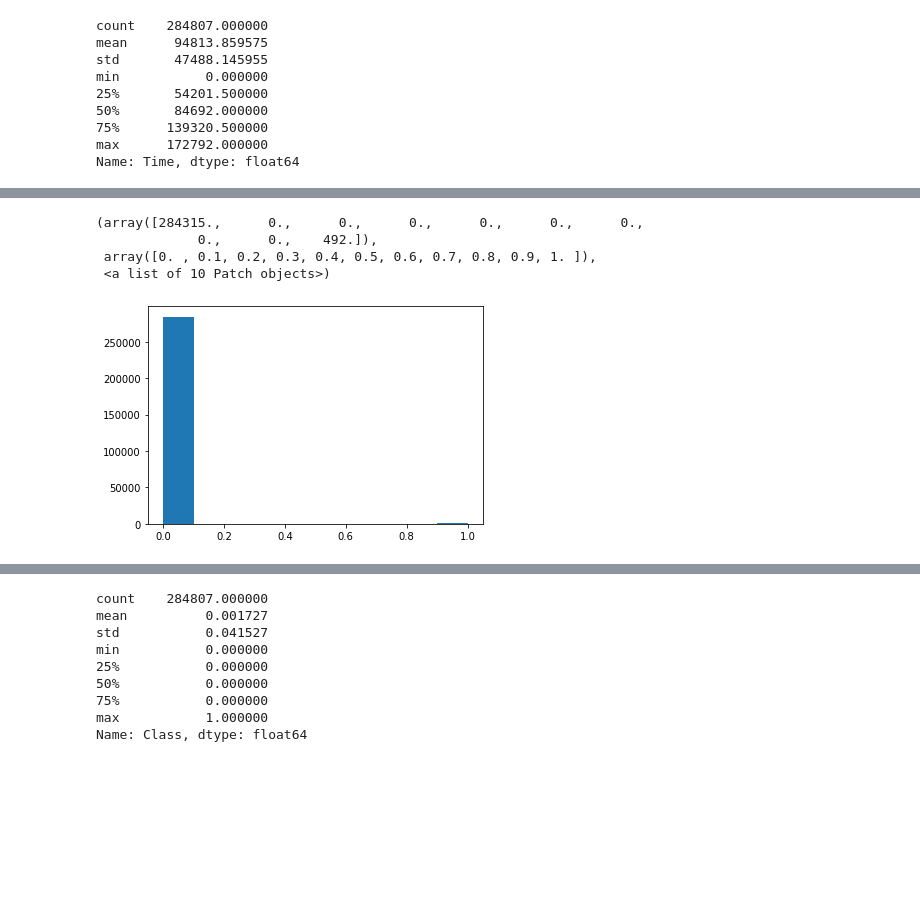
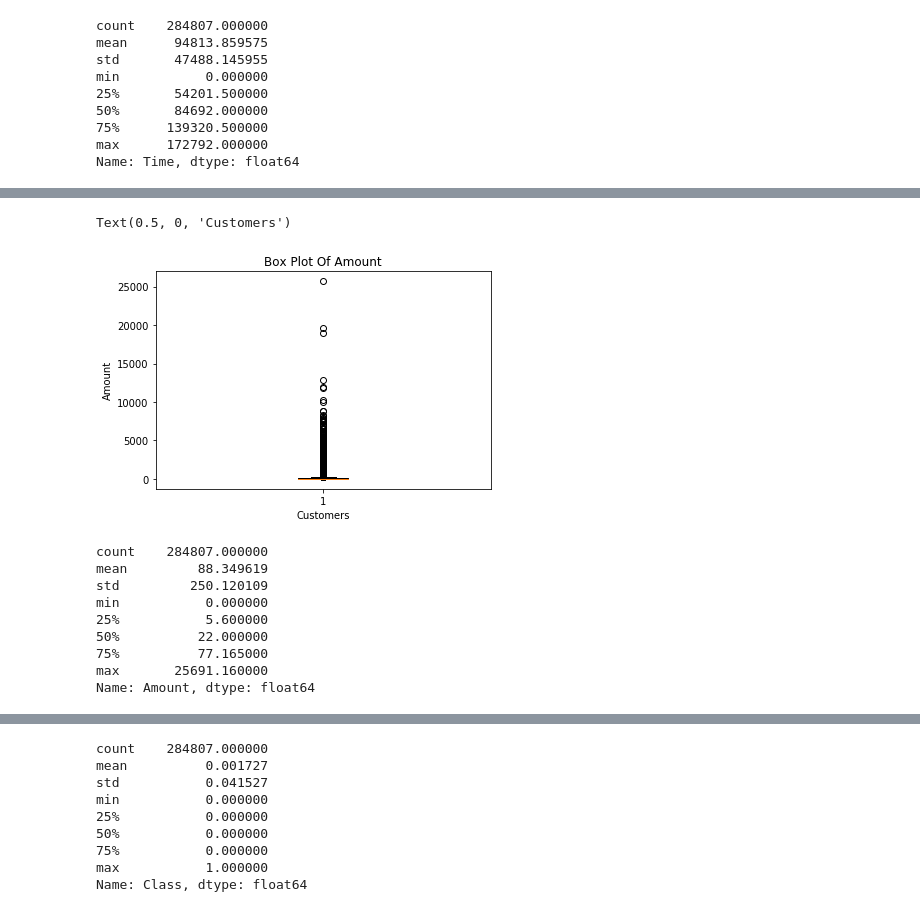
Before and after one commit to Avalon1000/Thinkful, a Jupyter notebook: Module 44.3.ipynb, the cells around one changed output, grey strips where cells are left out. Drawn from its saved outputs; the diff is of its cells as text; code cells hidden in the pictures; blank space fills up the shorter version.

```diff
--- a/Module 44.3.ipynb
+++ b/Module 44.3.ipynb
@@ -738,8 +724,20 @@ plt.boxplot(df['Amount'])
-# %%
-plt.hist(df['Class'])
-# %% [output]
-(array([284315.,      0.,      0.,      0.,      0.,      0.,      0.,
-             0.,      0.,    492.]),
- array([0. , 0.1, 0.2, 0.3, 0.4, 0.5, 0.6, 0.7, 0.8, 0.9, 1. ]),
- <a list of 10 Patch objects>)
-[figure, removed]
+# %%
+plt.boxplot(df['Amount'])
+plt.title('Box Plot Of Amount')
+plt.ylabel('Amount')
+plt.xlabel('Customers')
+# %% [output]
+Text(0.5, 0, 'Customers')
+[figure, added]
+# %%
+df['Amount'].describe()
+# %% [output]
+count    284807.000000
+mean         88.349619
+std         250.120109
+min           0.000000
+25%           5.600000
+50%          22.000000
+75%          77.165000
+max       25691.160000
+Name: Amount, dtype: float64
```
Also changed, not shown: parts of 124 cells of this notebook.
